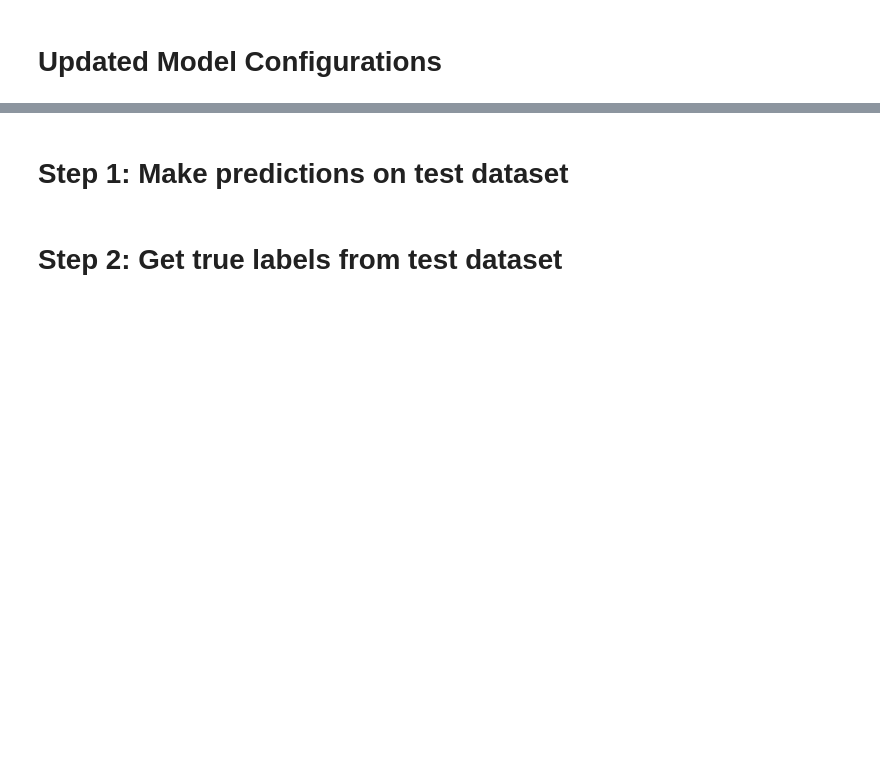
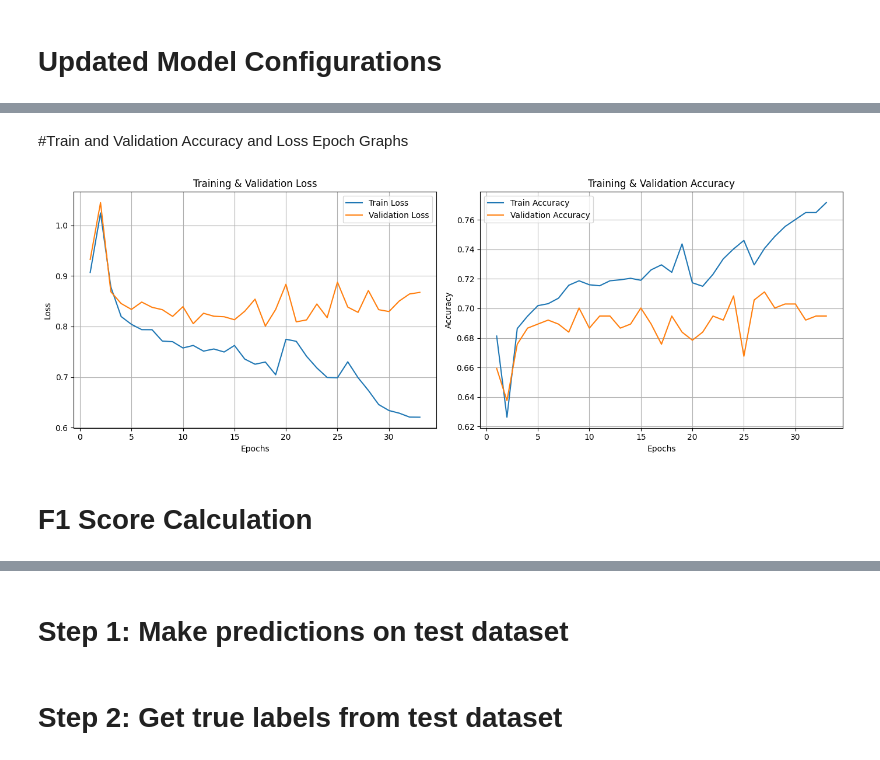
Before and after one commit to radhakrishnan-omotec/fundus-repo, a Jupyter notebook: Fundus_ISEF_FINALIZED_ImageClassification_Project_10_classes_IMAGE_classification.ipynb, the cells around one changed output, grey strips where cells are left out. Saved outputs shown, nothing was run; the diff lists cells and outputs as text; code cells hidden in the pictures; blank space fills up the shorter version.

```diff
--- a/Fundus_ISEF_FINALIZED_ImageClassification_Project_10_classes_IMAGE_classification.ipynb
+++ b/Fundus_ISEF_FINALIZED_ImageClassification_Project_10_classes_IMAGE_classification.ipynb
@@ -545,3 +566,47 @@ model.fit(
     validation_data=valid_ds,
     callbacks=callbacks
 )
+# %% [markdown]
+#Train and Validation Accuracy and Loss Epoch Graphs
+# %%
+import pandas as pd
+import matplotlib.pyplot as plt
+
+def plot_training_results_from_csv(csv_path):
+    # Load the training log
+    history = pd.read_csv(csv_path)
+
+    # Plotting
+    epochs = range(1, len(history) + 1)
+
+    plt.figure(figsize=(14, 5))
+
+    # ---- LOSS CURVE ----
+    plt.subplot(1, 2, 1)
+    plt.plot(epochs, history['loss'], label='Train Loss')
+    plt.plot(epochs, history['val_loss'], label='Validation Loss')
+    plt.title('Training & Validation Loss')
+    plt.xlabel('Epochs')
+    plt.ylabel('Loss')
+    plt.legend()
+    plt.grid(True)
+
+    # ---- ACCURACY CURVE ----
+    plt.subplot(1, 2, 2)
+    plt.plot(epochs, history['acc'], label='Train Accuracy')
+    plt.plot(epochs, history['val_acc'], label='Validation Accuracy')
+    plt.title('Training & Validation Accuracy')
+    plt.xlabel('Epochs')
+    plt.ylabel('Accuracy')
+    plt.legend()
+    plt.grid(True)
+
+    plt.tight_layout()
+    plt.show()
+
+# Usage (after training is complete)
+plot_training_results_from_csv(csv_path)
+# %% [output]
+[figure, added]
+# %% [markdown]
+# F1 Score Calculation
```
Also changed, not shown: parts of 45 cells of this notebook.
